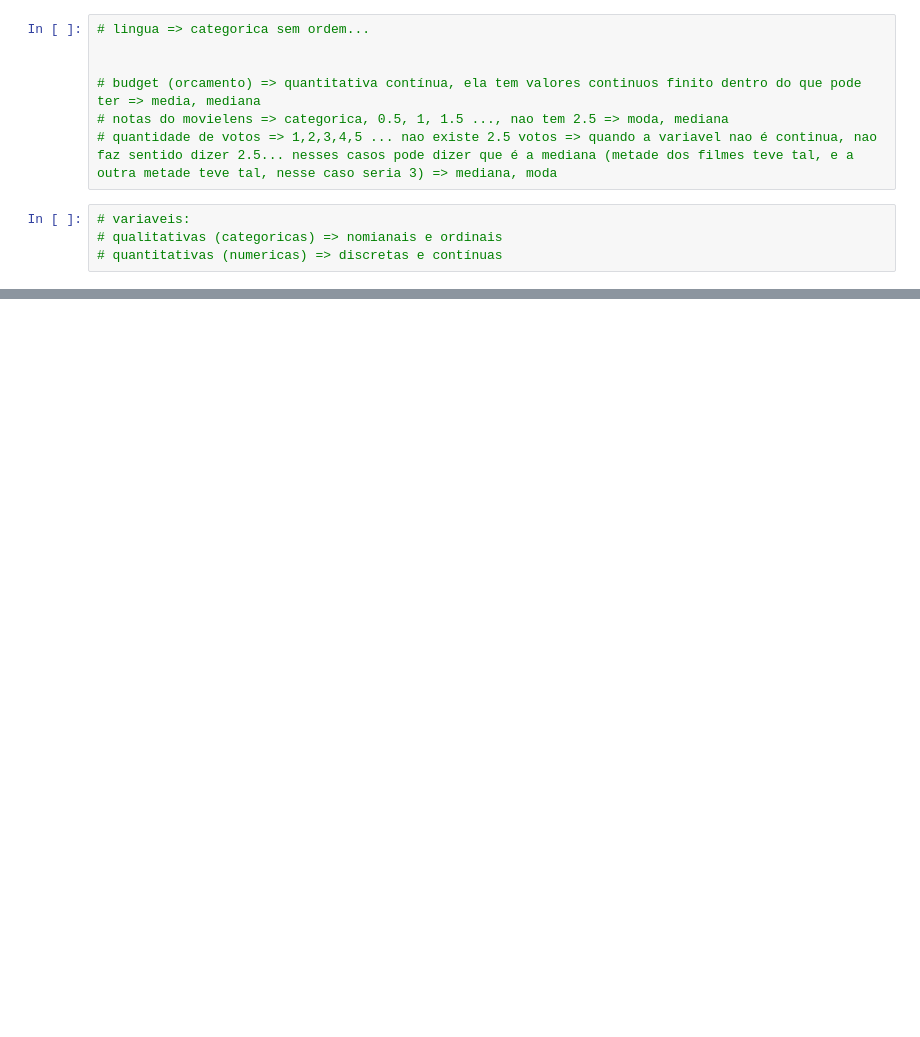
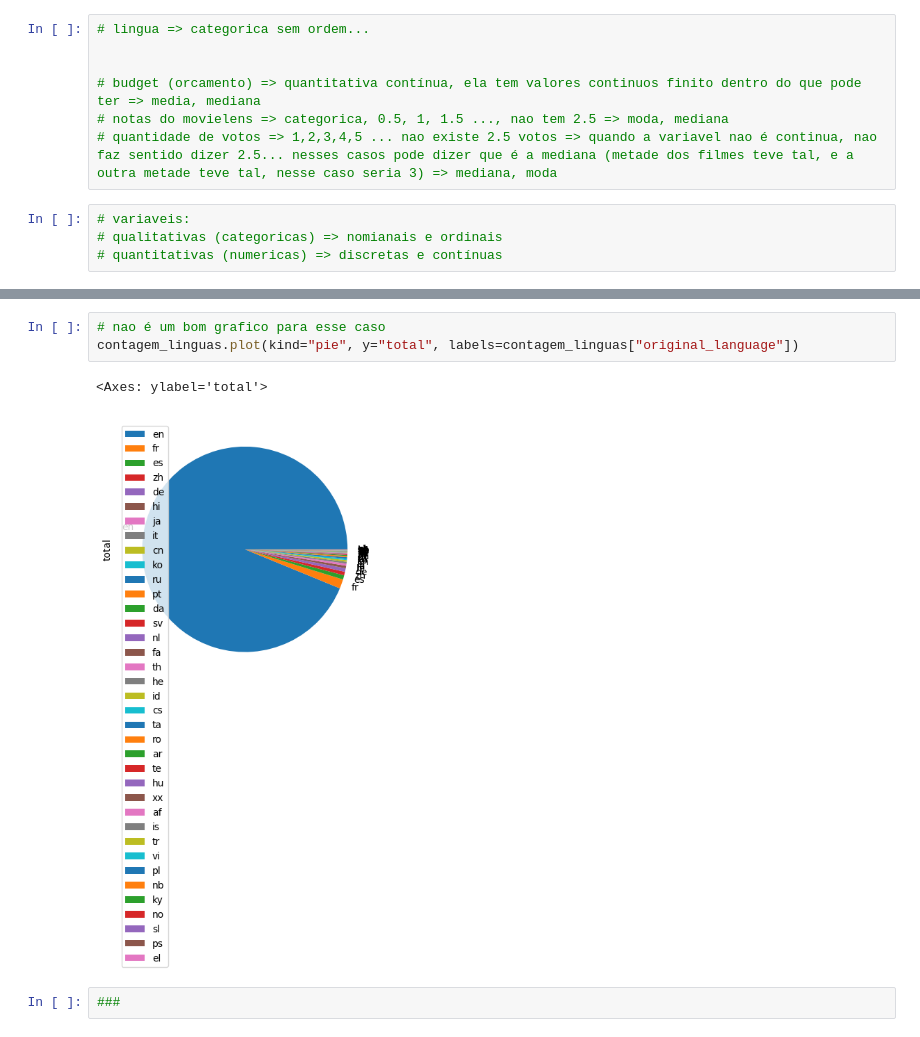
Before and after one commit to sdesuzane/data_science-Alura, a Jupyter notebook: TMDB.ipynb, the cells around one changed output, grey strips where cells are left out. Cells and saved outputs as stored; diff of their text form; blank space fills up the shorter version.

```diff
--- a/TMDB.ipynb
+++ b/TMDB.ipynb
@@ -158,0 +164,8 @@ plt.show()
+# %%
+# nao é um bom grafico para esse caso
+contagem_linguas.plot(kind="pie", y="total", labels=contagem_linguas["original_language"])
+# %% [output]
+<Axes: ylabel='total'>
+[figure, added]
+# %%
+###
```
Also changed, not shown: parts of 16 cells of this notebook.
